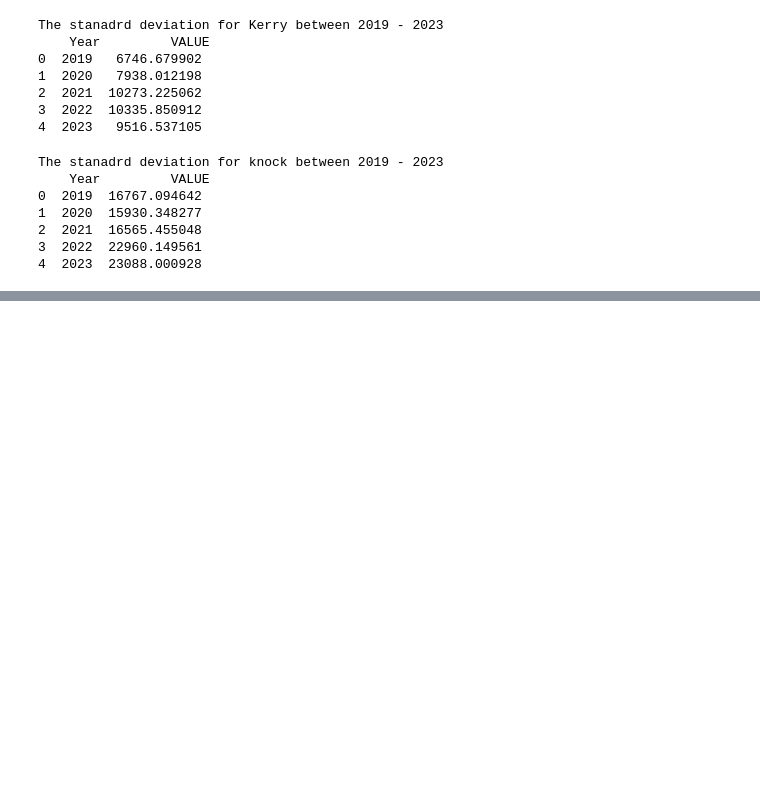
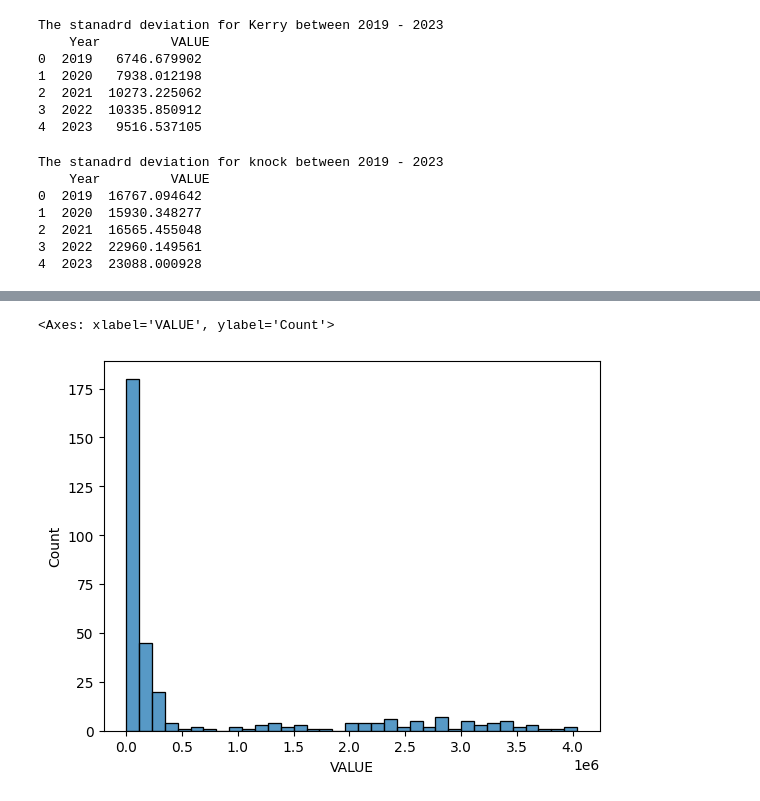
Before and after one commit to NathanKelly1/DataAnalysisProject, a Jupyter notebook: Has_COVID_changed_air_travel_in_a_substantual_way_.ipynb, the cells around one changed output, grey strips where cells are left out. Saved outputs shown, nothing was run; the diff lists cells and outputs as text; code cells hidden in the pictures; blank space fills up the shorter version.

```diff
--- a/Has_COVID_changed_air_travel_in_a_substantual_way_.ipynb
+++ b/Has_COVID_changed_air_travel_in_a_substantual_way_.ipynb
@@ -465,0 +512,5 @@ The stanadrd deviation for knock between 2019 - 2023
+# %%
+sns.histplot(updated['VALUE'])
+# %% [output]
+<Axes: xlabel='VALUE', ylabel='Count'>
+[figure, added]
```
Also changed, not shown: parts of 6 cells of this notebook.
